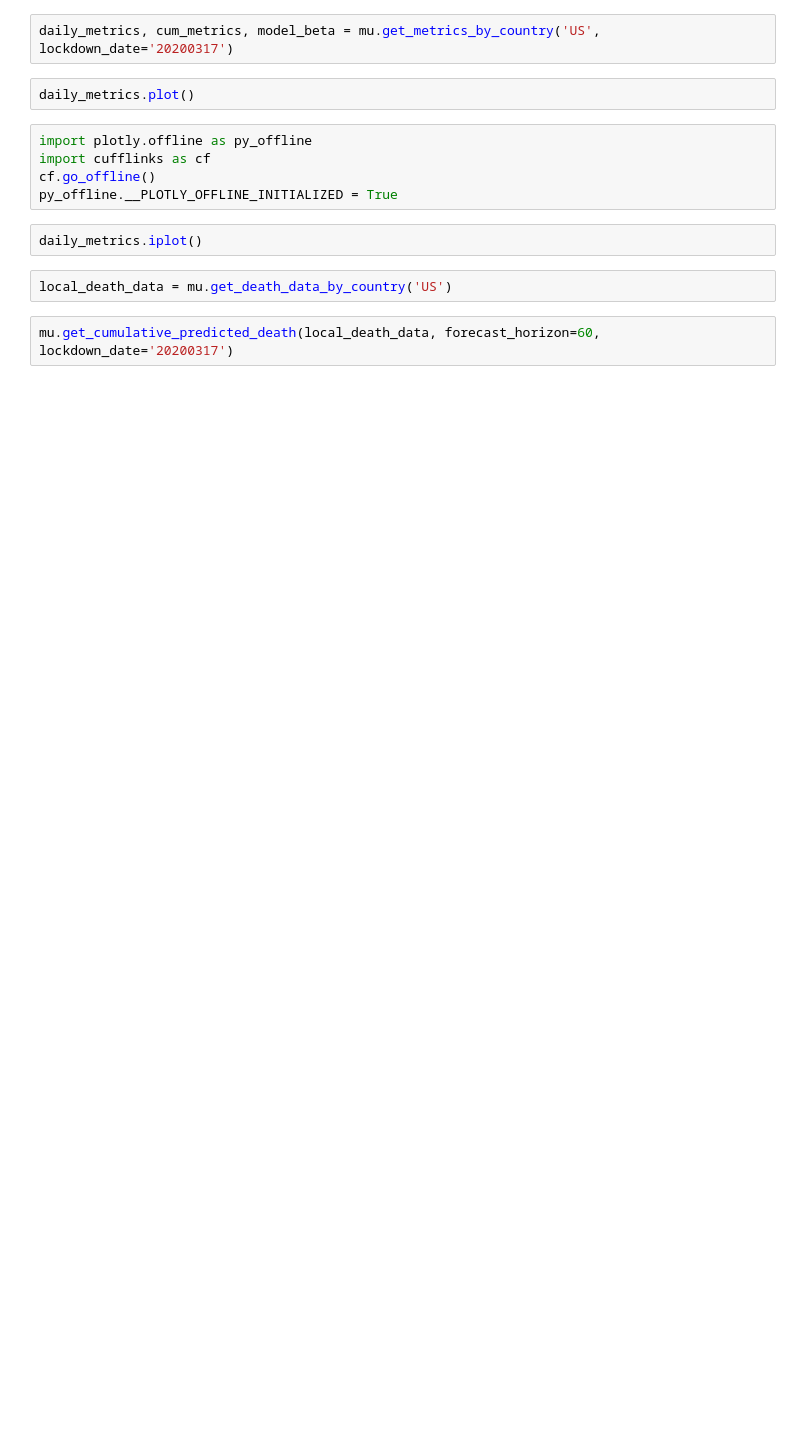
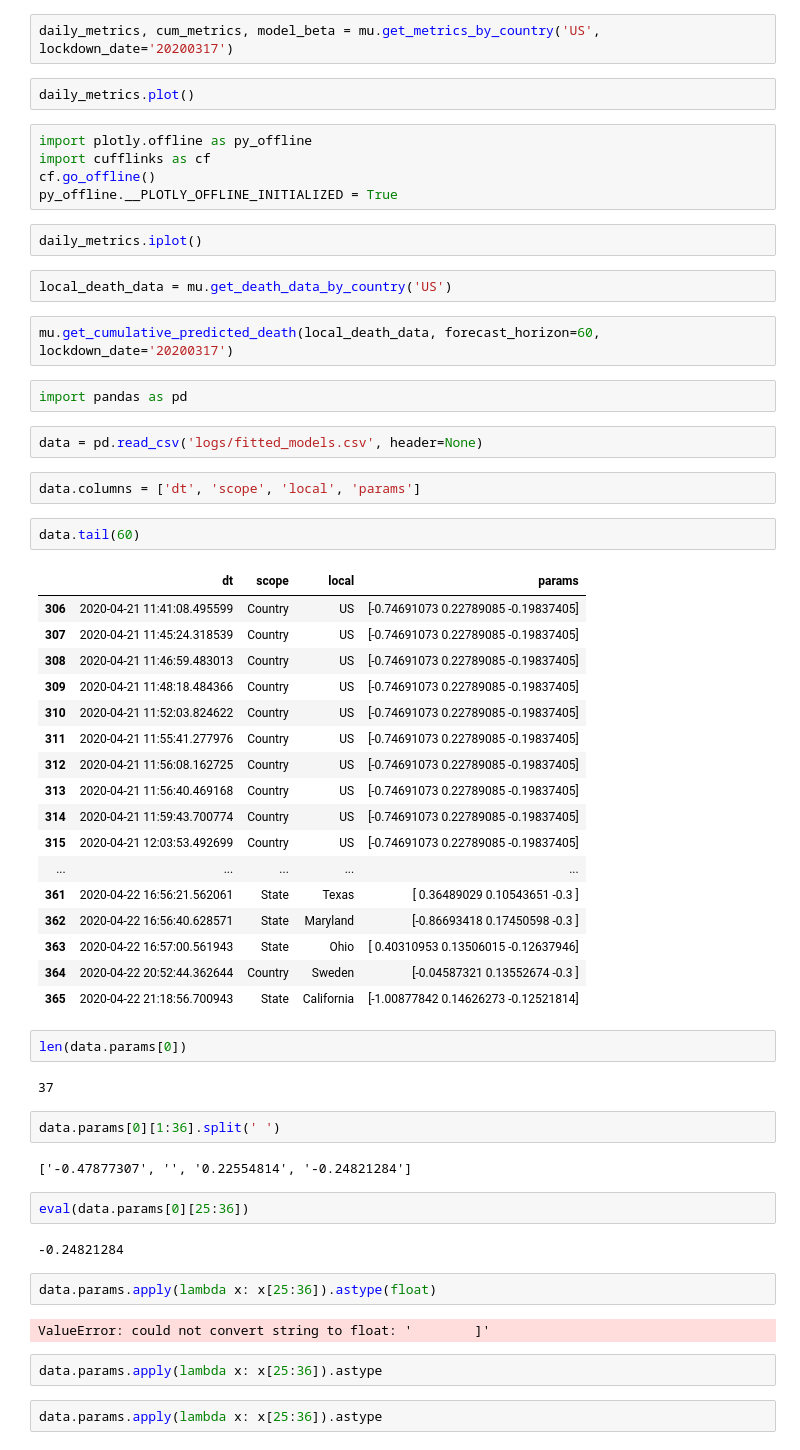
Before and after one commit to huonghuynhsc/COVID-19, a Jupyter notebook: prognosis/Try_plotly.ipynb, the cells around one changed output. Saved outputs shown, nothing was run; the diff lists cells and outputs as text; blank space fills up the shorter version.

```diff
--- a/prognosis/Try_plotly.ipynb
+++ b/prognosis/Try_plotly.ipynb
@@ -26,3 +26,49 @@ daily_metrics.iplot()
 local_death_data = mu.get_death_data_by_country('US')
 # %%
 mu.get_cumulative_predicted_death(local_death_data, forecast_horizon=60, lockdown_date='20200317')
+# %%
+import pandas as pd
+# %%
+data = pd.read_csv('logs/fitted_models.csv', header=None)
+# %%
+data.columns = ['dt', 'scope', 'local', 'params']
+# %%
+data.tail(60)
+# %% [output]
+|  | dt | scope | local | params |
+| 306 | 2020-04-21 11:41:08.495599 | Country | US | [-0.74691073 0.22789085 -0.19837405] |
+| 307 | 2020-04-21 11:45:24.318539 | Country | US | [-0.74691073 0.22789085 -0.19837405] |
+| 308 | 2020-04-21 11:46:59.483013 | Country | US | [-0.74691073 0.22789085 -0.19837405] |
+| 309 | 2020-04-21 11:48:18.484366 | Country | US | [-0.74691073 0.22789085 -0.19837405] |
+| 310 | 2020-04-21 11:52:03.824622 | Country | US | [-0.74691073 0.22789085 -0.19837405] |
+| 311 | 2020-04-21 11:55:41.277976 | Country | US | [-0.74691073 0.22789085 -0.19837405] |
+| 312 | 2020-04-21 11:56:08.162725 | Country | US | [-0.74691073 0.22789085 -0.19837405] |
+| 313 | 2020-04-21 11:56:40.469168 | Country | US | [-0.74691073 0.22789085 -0.19837405] |
+| 314 | 2020-04-21 11:59:43.700774 | Country | US | [-0.74691073 0.22789085 -0.19837405] |
+| 315 | 2020-04-21 12:03:53.492699 | Country | US | [-0.74691073 0.22789085 -0.19837405] |
+| ... | ... | ... | ... | ... |
+| 361 | 2020-04-22 16:56:21.562061 | State | Texas | [ 0.36489029 0.10543651 -0.3 ] |
+| 362 | 2020-04-22 16:56:40.628571 | State | Maryland | [-0.86693418 0.17450598 -0.3 ] |
+| 363 | 2020-04-22 16:57:00.561943 | State | Ohio | [ 0.40310953 0.13506015 -0.12637946] |
+| 364 | 2020-04-22 20:52:44.362644 | Country | Sweden | [-0.04587321 0.13552674 -0.3 ] |
+| 365 | 2020-04-22 21:18:56.700943 | State | California | [-1.00877842 0.14626273 -0.12521814] |
+# %%
+len(data.params[0])
+# %% [output]
+37
+# %%
+data.params[0][1:36].split(' ')
+# %% [output]
+['-0.47877307', '', '0.22554814', '-0.24821284']
+# %%
+eval(data.params[0][25:36])
+# %% [output]
+-0.24821284
+# %%
+data.params.apply(lambda x: x[25:36]).astype(float)
+# %% [output]
+ValueError: could not convert string to float: '        ]'
+# %%
+data.params.apply(lambda x: x[25:36]).astype
+# %%
+data.params.apply(lambda x: x[25:36]).astype
```
Also changed, not shown: parts of 1 cell of this notebook, 2 other files.
